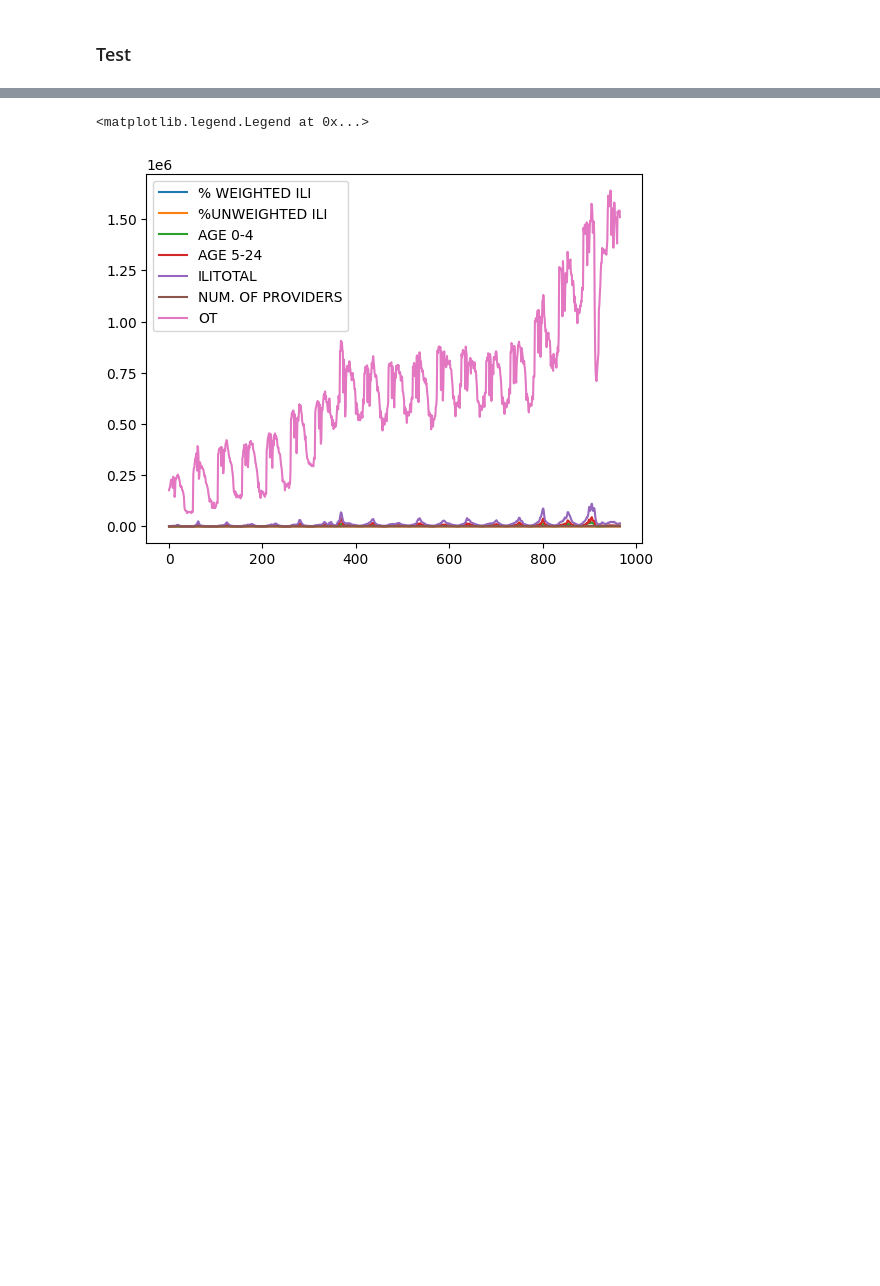
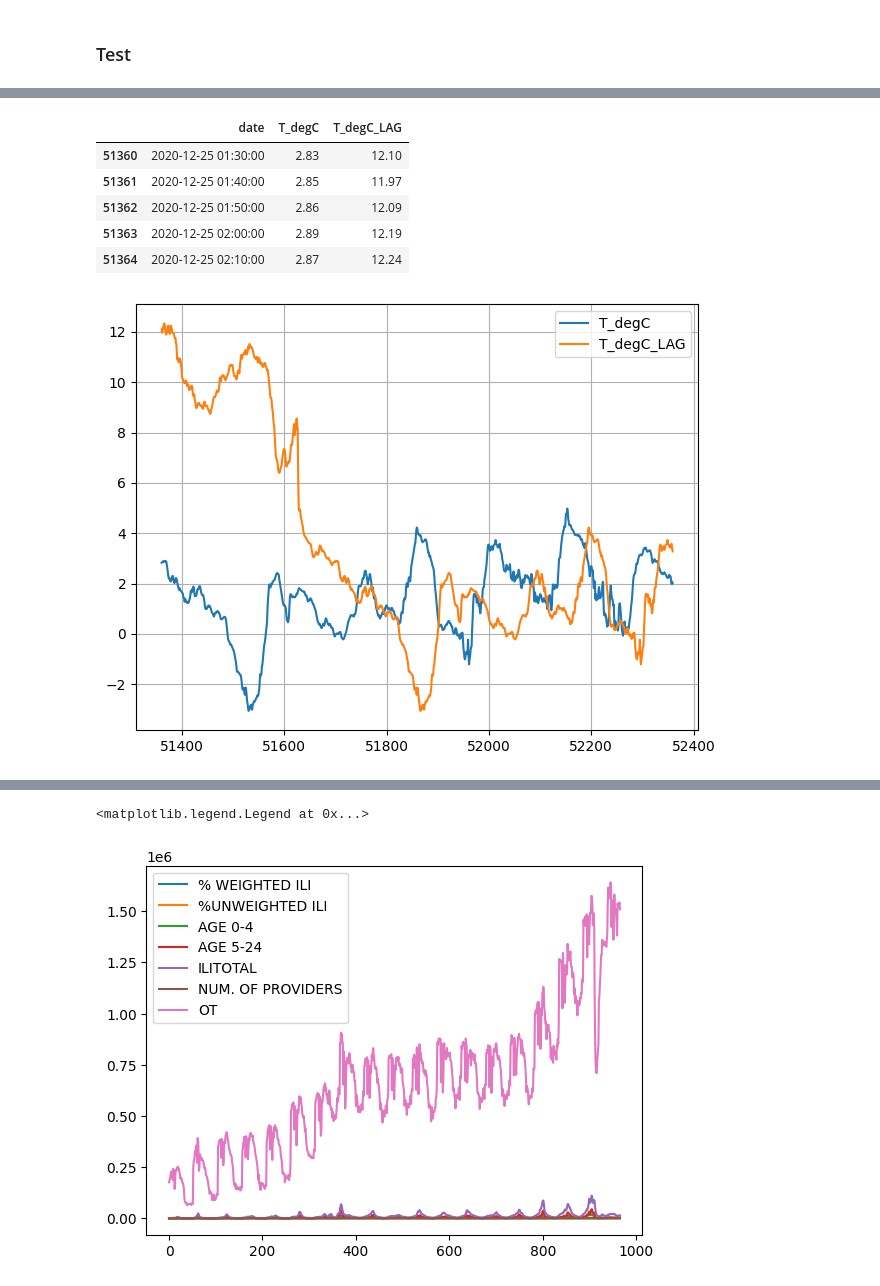
Before and after one commit to simonkral/Thesis_MTSF, a Jupyter notebook: visualization/visualize_predictions.ipynb, the cells around one changed output, grey strips where cells are left out. Cells and saved outputs as stored; diff of their text form; code cells hidden in the pictures; blank space fills up the shorter version.

```diff
--- a/visualization/visualize_predictions.ipynb
+++ b/visualization/visualize_predictions.ipynb
@@ -5,0 +61,29 @@ import matplotlib.pyplot as plt
+# %%
+df = pd.read_csv("/pfs/work9/workspace/scratch/ma_skral-SK_thesis_2025/Thesis_MTSF/PatchTST/PatchTST_supervised/dataset/_national_illness_shower_lag_60.csv")
+df = pd.read_csv("/pfs/work9/workspace/scratch/ma_skral-SK_thesis_2025/Thesis_MTSF/PatchTST/PatchTST_supervised/dataset/_weather_shower_lag_336.csv")
+
+#df = df.iloc[-180:]
+df = df.iloc[-1000:]
+
+display(df.head())
+
+"""
+plt.plot(df["%_WEIGHTED_ILI"], label='%_WEIGHTED_ILI')
+plt.plot(df['%_WEIGHTED_ILI_LAG'], label='%_WEIGHTED_ILI_LAG')
+"""
+
+plt.plot(df["T_degC"], label='T_degC')
+plt.plot(df['T_degC_LAG'], label='T_degC_LAG')
+
+plt.legend()
+plt.grid()
+plt.tight_layout()
+plt.show()
+# %% [output]
+|  | date | T_degC | T_degC_LAG |
+| 51360 | 2020-12-25 01:30:00 | 2.83 | 12.10 |
+| 51361 | 2020-12-25 01:40:00 | 2.85 | 11.97 |
+| 51362 | 2020-12-25 01:50:00 | 2.86 | 12.09 |
+| 51363 | 2020-12-25 02:00:00 | 2.89 | 12.19 |
+| 51364 | 2020-12-25 02:10:00 | 2.87 | 12.24 |
+[figure, added]
```
Also changed, not shown: parts of 7 cells of this notebook, 1 other file.
